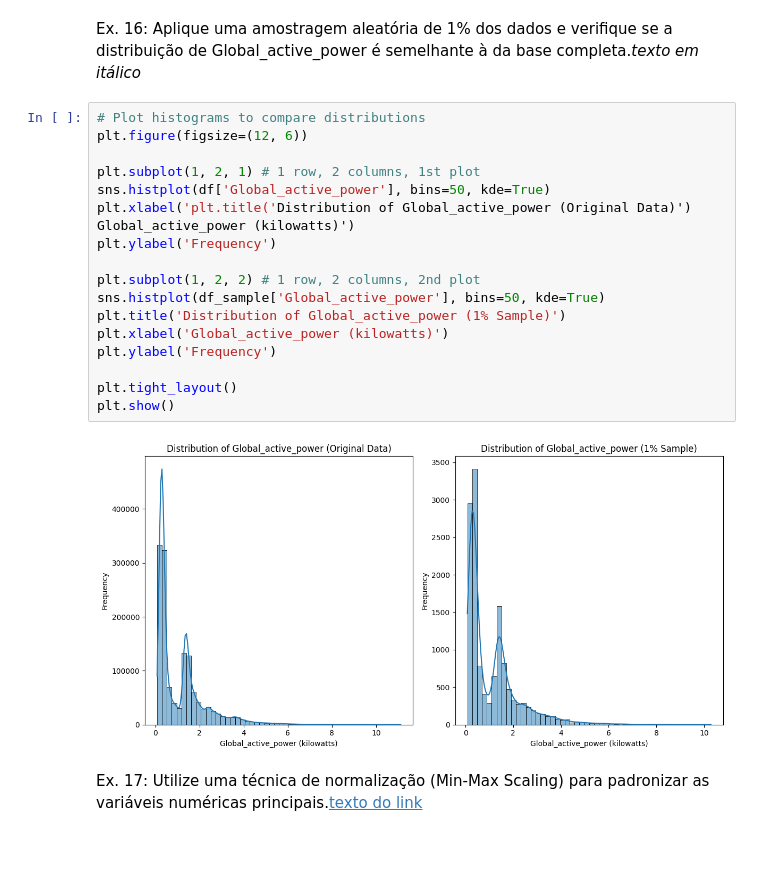
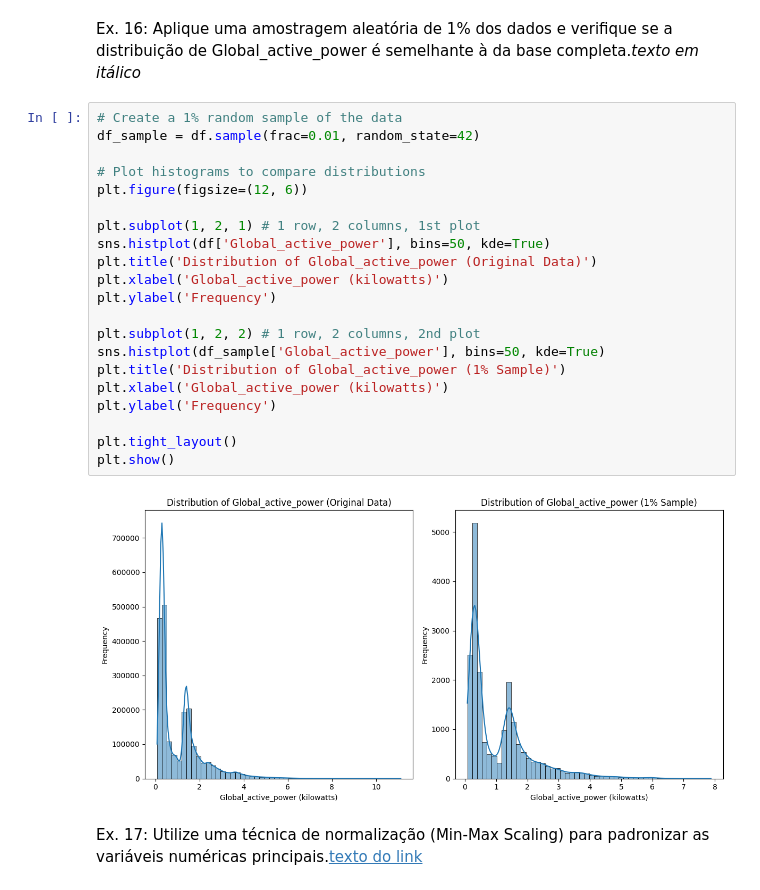
Before and after one commit to LucasWerppFranco/CP-1---Energias-Renovaveis, a Jupyter notebook: 1CCPF_CP1_SERS.ipynb, the cells around one changed output. Saved outputs shown, nothing was run; the diff lists cells and outputs as text; blank space fills up the shorter version.

```diff
--- a/1CCPF_CP1_SERS.ipynb
+++ b/1CCPF_CP1_SERS.ipynb
@@ -361,25 +363,28 @@ Consumo médio de Global_active_power no inverno (Hemisfério Norte): 1.43 kW
 # %% [markdown]
 Ex. 16: Aplique uma amostragem aleatória de 1% dos dados e verifique se a distribuição de Global_active_power é semelhante à da base completa.*texto em itálico*
 # %%
+# Create a 1% random sample of the data
+df_sample = df.sample(frac=0.01, random_state=42)
+
 # Plot histograms to compare distributions
 plt.figure(figsize=(12, 6))
 
 plt.subplot(1, 2, 1) # 1 row, 2 columns, 1st plot
 sns.histplot(df['Global_active_power'], bins=50, kde=True)
-plt.xlabel('plt.title('Distribution of Global_active_power (Original Data)')
-Global_active_power (kilowatts)')
+plt.title('Distribution of Global_active_power (Original Data)')
+plt.xlabel('Global_active_power (kilowatts)')
 plt.ylabel('Frequency')
 
 plt.subplot(1, 2, 2) # 1 row, 2 columns, 2nd plot
 sns.histplot(df_sample['Global_active_power'], bins=50, kde=True)
 plt.title('Distribution of Global_active_power (1% Sample)')
 plt.xlabel('Global_active_power (kilowatts)')
 plt.ylabel('Frequency')
 
 plt.tight_layout()
 plt.show()
 # %% [output]
-[figure, old version]
+[figure, new version]
 # %% [markdown]
 Ex. 17: Utilize uma técnica de normalização (Min-Max Scaling) para padronizar as variáveis numéricas principais.[texto do link](https://)
 # %%
```
Also changed, not shown: parts of 14 cells of this notebook.
